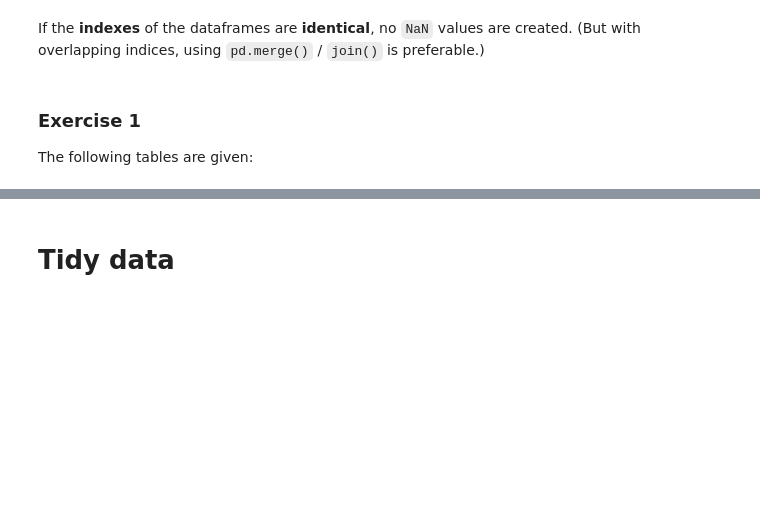
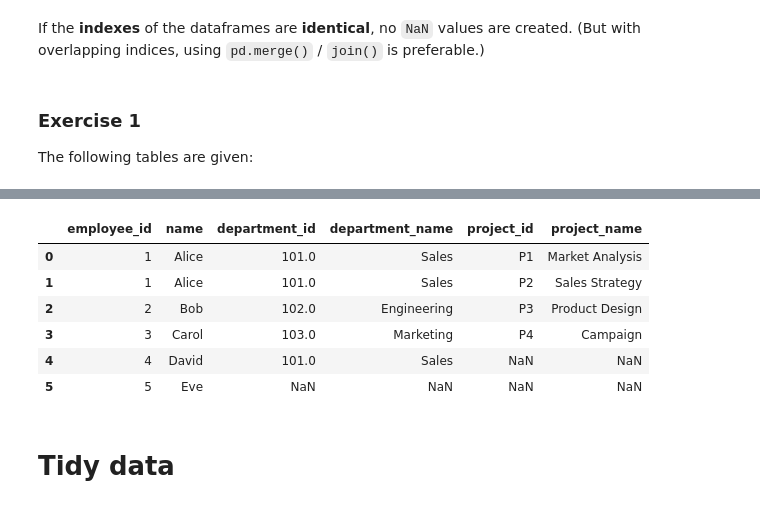
Before and after one commit to MRRollt/03_Tidy_Data, a Jupyter notebook: L_03_Combining_Data_and_Tidy_Data.ipynb, the cells around one changed output, grey strips where cells are left out. Saved outputs shown, nothing was run; the diff lists cells and outputs as text; code cells hidden in the pictures; blank space fills up the shorter version.

```diff
--- a/L_03_Combining_Data_and_Tidy_Data.ipynb
+++ b/L_03_Combining_Data_and_Tidy_Data.ipynb
@@ -205,3 +450,16 @@ What kind of commands need to be performed in order to get the following result?
+# %%
+# Your code here...
+
+nf = pd.merge(employees, departments, on= "department_id", how= "left")
+pd.merge(nf, projects, on= "employee_id", how= "left")
+# %% [output]
+|  | employee_id | name | department_id | department_name | project_id | project_name |
+| 0 | 1 | Alice | 101.0 | Sales | P1 | Market Analysis |
+| 1 | 1 | Alice | 101.0 | Sales | P2 | Sales Strategy |
+| 2 | 2 | Bob | 102.0 | Engineering | P3 | Product Design |
+| 3 | 3 | Carol | 103.0 | Marketing | P4 | Campaign |
+| 4 | 4 | David | 101.0 | Sales | NaN | NaN |
+| 5 | 5 | Eve | NaN | NaN | NaN | NaN |
 # %% [markdown]
 # Tidy data
 # %% [markdown]
```
Also changed, not shown: parts of 35 cells of this notebook.
